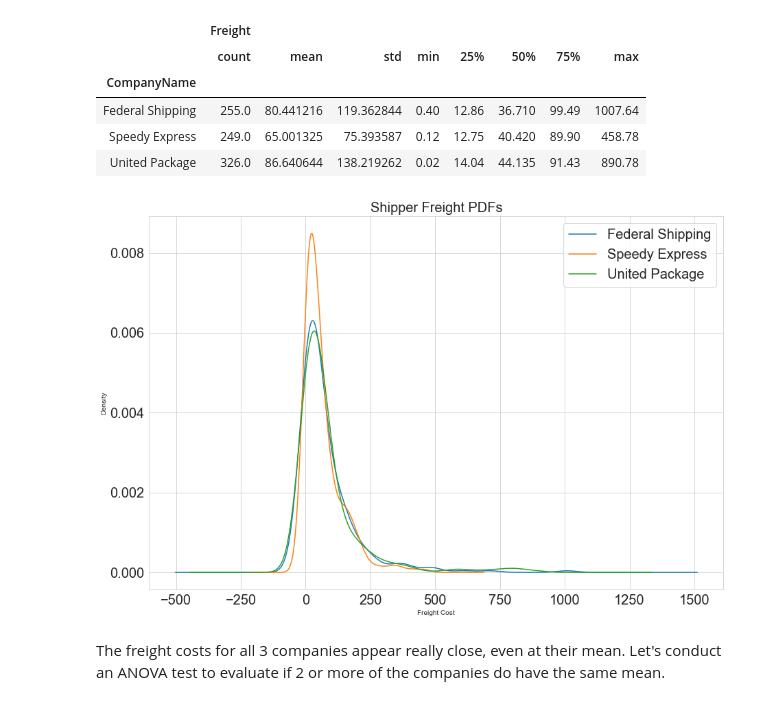
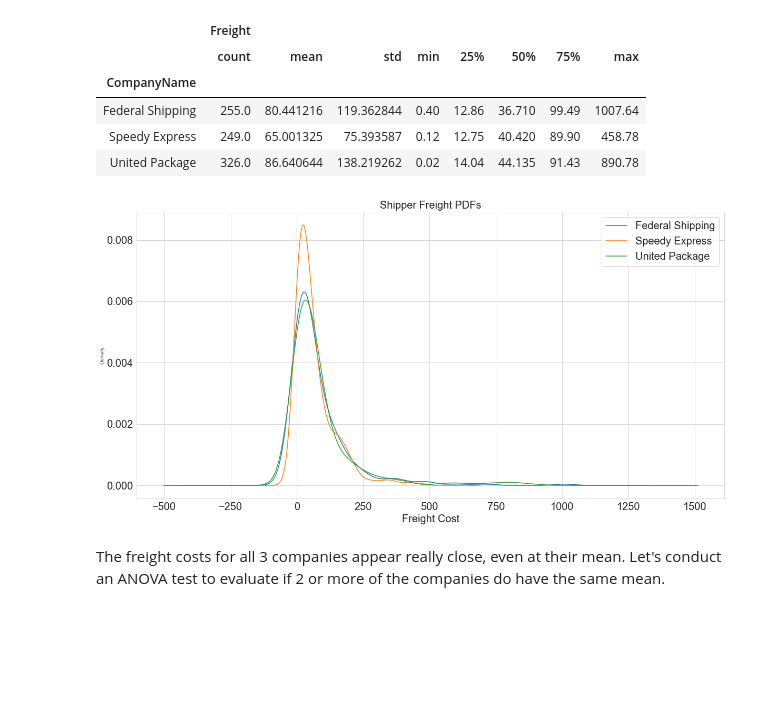
Before and after one commit to melisabardhi/Project2, a Jupyter notebook: Project 2.ipynb, the cells around one changed output. Cells and saved outputs as stored; diff of their text form; code cells hidden in the pictures; blank space fills up the shorter version.

```diff
--- a/Project 2.ipynb
+++ b/Project 2.ipynb
@@ -990,17 +1000,17 @@ ship_df.groupby('CompanyName').describe()
 | United Package | 326.0 | 86.640644 | 138.219262 | 0.02 | 14.04 | 44.135 | 91.43 | 890.78 |
 # %%
 # Plot Probability Denstity Distribiton (PDF) of freight cost for all 3 shippers
-plt.figure(figsize=(15, 10))
+plt.figure(figsize=(20, 10))
 fed_df.Freight.plot.kde(label='Federal Shipping',fontsize=20)
 speed_df.Freight.plot.kde(label='Speedy Express',fontsize=20)
 united_df.Freight.plot.kde(label='United Package',fontsize=20)
 plt.title('Shipper Freight PDFs',fontsize=20)
-plt.xlabel('Freight Cost')
+plt.xlabel('Freight Cost', fontsize=20)
 plt.legend(fontsize=20)
 plt.savefig('freight.png')
 plt.show()
 # %% [output]
-[figure, old version]
+[figure, new version]
 # %% [markdown]
 The freight costs for all 3 companies appear really close, even at their mean. Let's conduct an ANOVA test to evaluate if 2 or more of the companies do have the same mean.
 # %%
```
Also changed, not shown: parts of 35 cells of this notebook, 2 other files.
